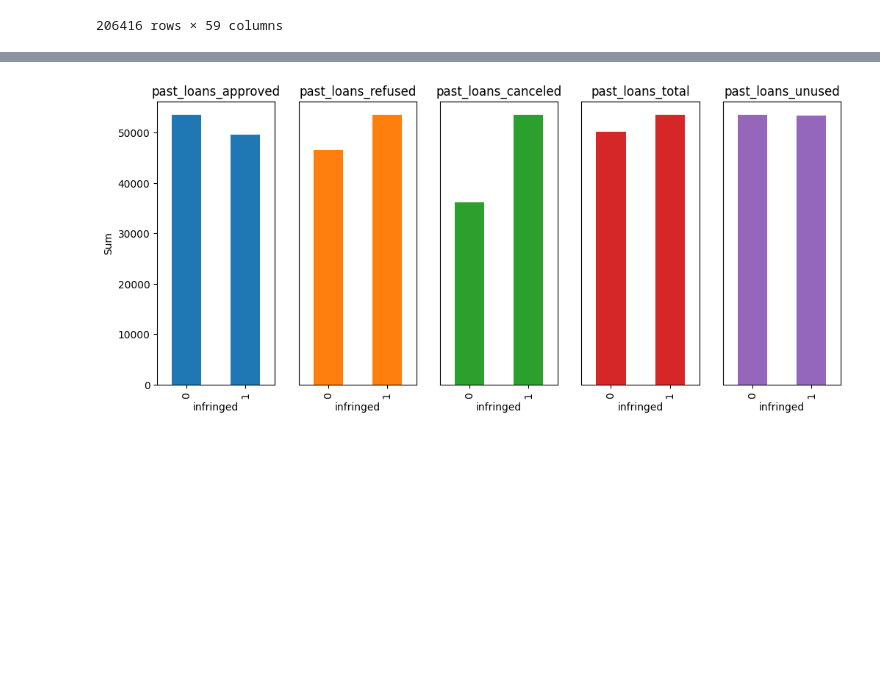
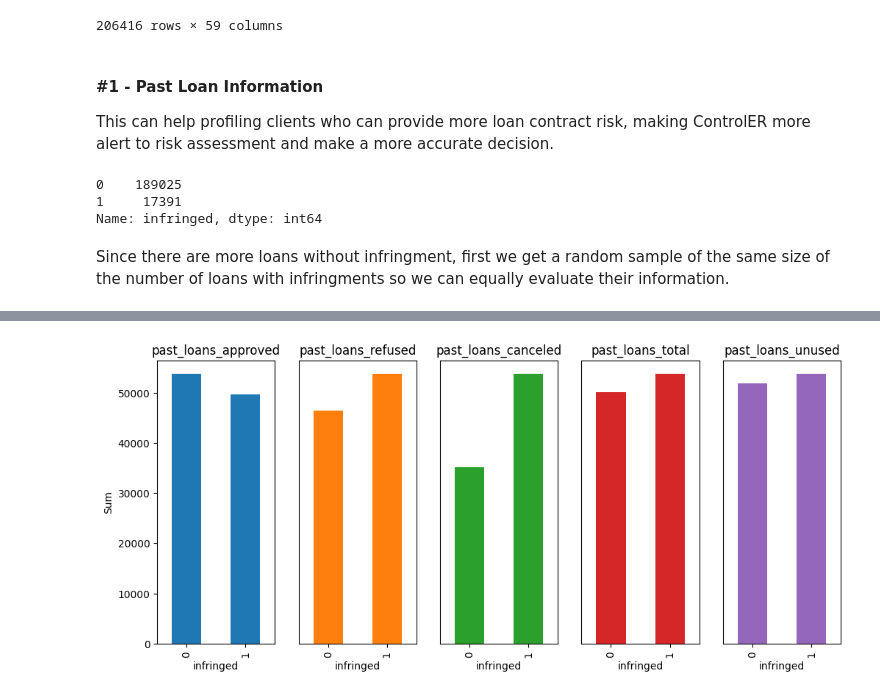
Before and after one commit to bluuuk/security-privacy, a Jupyter notebook: assignment1/data-analysis/eda.ipynb, the cells around one changed output, grey strips where cells are left out. Saved outputs shown, nothing was run; the diff lists cells and outputs as text; code cells hidden in the pictures; blank space fills up the shorter version.

Commit message:
Last plot done and so the data analysis.

```diff
--- a/assignment1/data-analysis/eda.ipynb
+++ b/assignment1/data-analysis/eda.ipynb
@@ -31,21 +33,33 @@ df_loans
 | 307509 | 456254 | 1 | Cash loans | F | N | Y | 0 | 171000.0 | ... |
 | 307510 | 456255 | 0 | Cash loans | F | N | N | 0 | 157500.0 | ... |
 206416 rows × 59 columns
+# %% [markdown]
+#### #1 - Past Loan Information
+This can help profiling clients who can provide more loan contract risk, making ControlER more alert to risk assessment and make a more accurate decision.
+# %%
+df_loans['infringed'].value_counts()
+# %% [output]
+0    189025
+1     17391
+Name: infringed, dtype: int64
+# %% [markdown]
+Since there are more loans without infringment, first we get a random sample of the same size of the number of loans with infringments so we can equally evaluate their information.
 # %%
 df_not_infringed = df_loans[df_loans['infringed'] == 0]
 df_infringed = df_loans[df_loans['infringed'] == 1]
 
 df_not_infringed_sample = df_not_infringed.sample(df_infringed.shape[0])
 
-df_infringed_plot = pd.concat([df_infringed,df_not_infringed_sample])
+df_loans_plot = pd.concat([df_infringed,df_not_infringed_sample])
 
 cols_past = ['past_loans_approved','past_loans_refused','past_loans_canceled','past_loans_total','past_loans_unused']
 
-axes= df_infringed_plot.groupby('infringed')[cols_past].sum().plot(kind='bar',sharex= True,subplots = True,layout = (1,5),legend = False,figsize = (12,5))
+axes= df_loans_plot.groupby('infringed')[cols_past].sum().plot(kind='bar',sharex= True,subplots = True,layout = (1,5),legend = False,figsize = (12,5))
 axes[0][0].set_ylabel('Sum')
 axes[0][1].yaxis.set_visible(False)
 axes[0][2].yaxis.set_visible(False)
 axes[0][3].yaxis.set_visible(False)
 axes[0][4].yaxis.set_visible(False)
-df_infringed_plot.groupby('infringed')[cols_past].sum()
+df_loans_plot.groupby('infringed')[cols_past].sum()
+plt.savefig('past_analysis.jpeg')
 # %% [output]
@@ -56 +66 @@ df_infringed_plot.groupby('infringed')[cols_past].sum()
-[figure, old version]
+[figure, new version]
```
Also changed, not shown: parts of 6 cells of this notebook, 4 other files.
